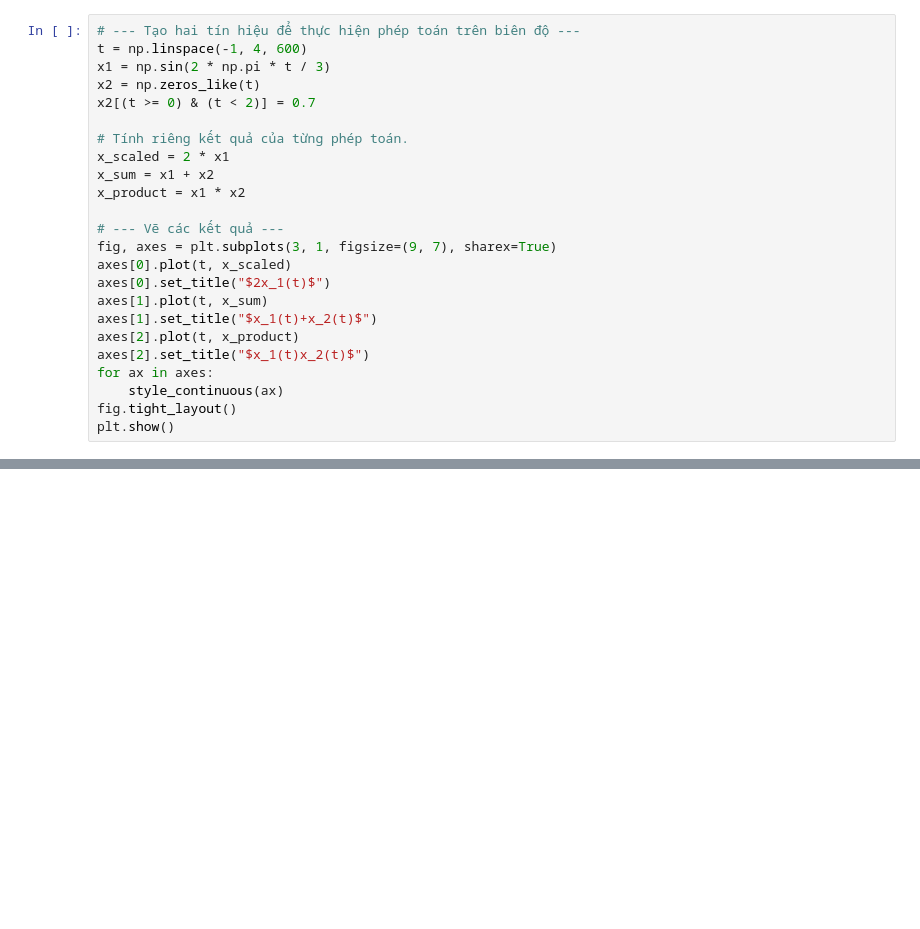
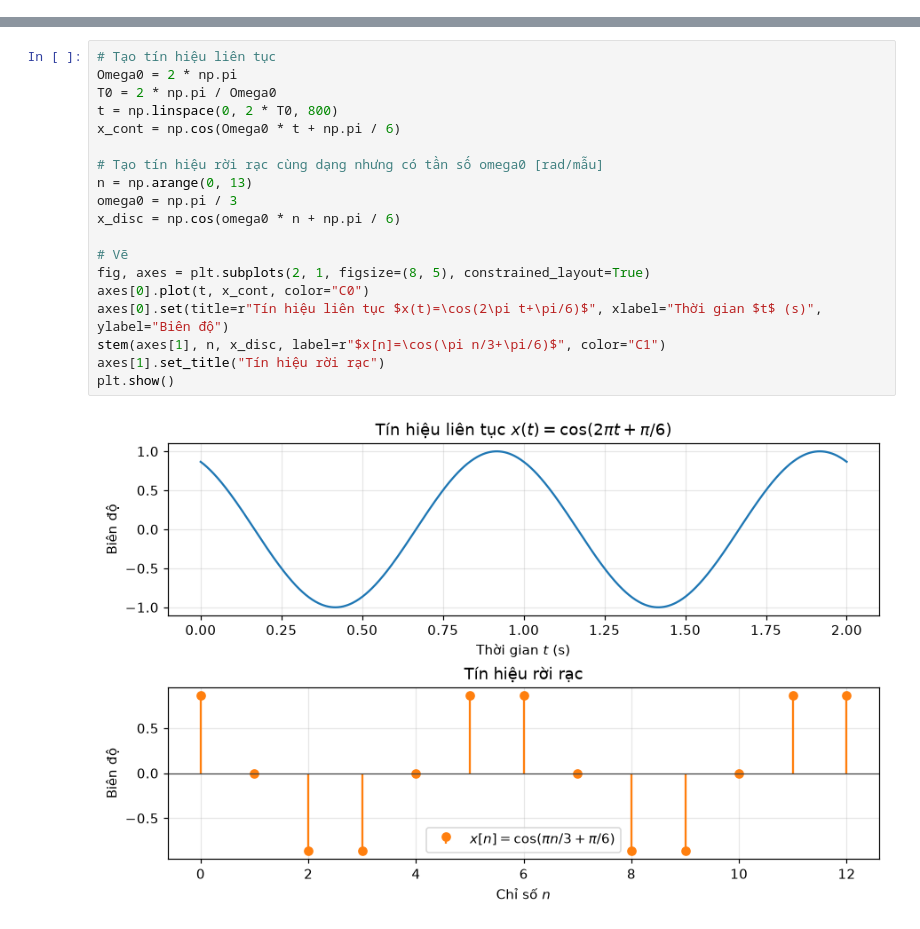
Before and after one commit to dangquanghieu/tinhieu-hethong-notebooks, a Jupyter notebook: notebooks/01_bieu-dien-tin-hieu.ipynb, the cells around one changed output, grey strips where cells are left out. Cells and saved outputs as stored; diff of their text form; blank space fills up the shorter version.

```diff
--- a/notebooks/01_bieu-dien-tin-hieu.ipynb
+++ b/notebooks/01_bieu-dien-tin-hieu.ipynb
@@ -281,24 +0,0 @@ Phép nhân với hằng số, phép cộng và phép nhân hai tín hiệu đư
-# %%
-# --- Tạo hai tín hiệu để thực hiện phép toán trên biên độ ---
-t = np.linspace(-1, 4, 600)
-x1 = np.sin(2 * np.pi * t / 3)
-x2 = np.zeros_like(t)
-x2[(t >= 0) & (t < 2)] = 0.7
-
-# Tính riêng kết quả của từng phép toán.
-x_scaled = 2 * x1
-x_sum = x1 + x2
-x_product = x1 * x2
-
-# --- Vẽ các kết quả ---
-fig, axes = plt.subplots(3, 1, figsize=(9, 7), sharex=True)
-axes[0].plot(t, x_scaled)
-axes[0].set_title("$2x_1(t)$")
-axes[1].plot(t, x_sum)
-axes[1].set_title("$x_1(t)+x_2(t)$")
-axes[2].plot(t, x_product)
-axes[2].set_title("$x_1(t)x_2(t)$")
-for ax in axes:
-    style_continuous(ax)
-fig.tight_layout()
-plt.show()
@@ -474,0 +87,21 @@ plt.show()
+# %%
+# Tạo tín hiệu liên tục
+Omega0 = 2 * np.pi
+T0 = 2 * np.pi / Omega0
+t = np.linspace(0, 2 * T0, 800)
+x_cont = np.cos(Omega0 * t + np.pi / 6)
+
+# Tạo tín hiệu rời rạc cùng dạng nhưng có tần số omega0 [rad/mẫu]
+n = np.arange(0, 13)
+omega0 = np.pi / 3
+x_disc = np.cos(omega0 * n + np.pi / 6)
+
+# Vẽ
+fig, axes = plt.subplots(2, 1, figsize=(8, 5), constrained_layout=True)
+axes[0].plot(t, x_cont, color="C0")
+axes[0].set(title=r"Tín hiệu liên tục $x(t)=\cos(2\pi t+\pi/6)$", xlabel="Thời gian $t$ (s)", ylabel="Biên độ")
+stem(axes[1], n, x_disc, label=r"$x[n]=\cos(\pi n/3+\pi/6)$", color="C1")
+axes[1].set_title("Tín hiệu rời rạc")
+plt.show()
+# %% [output]
+[figure, added]
```
Also changed, not shown: parts of 46 cells of this notebook.
